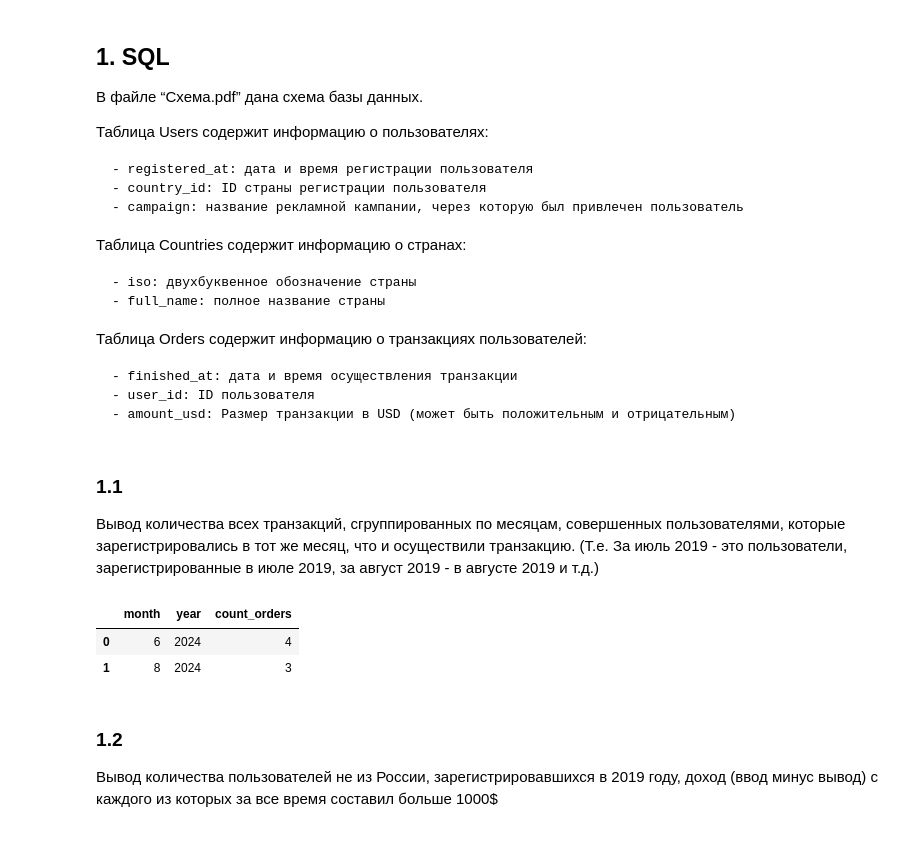
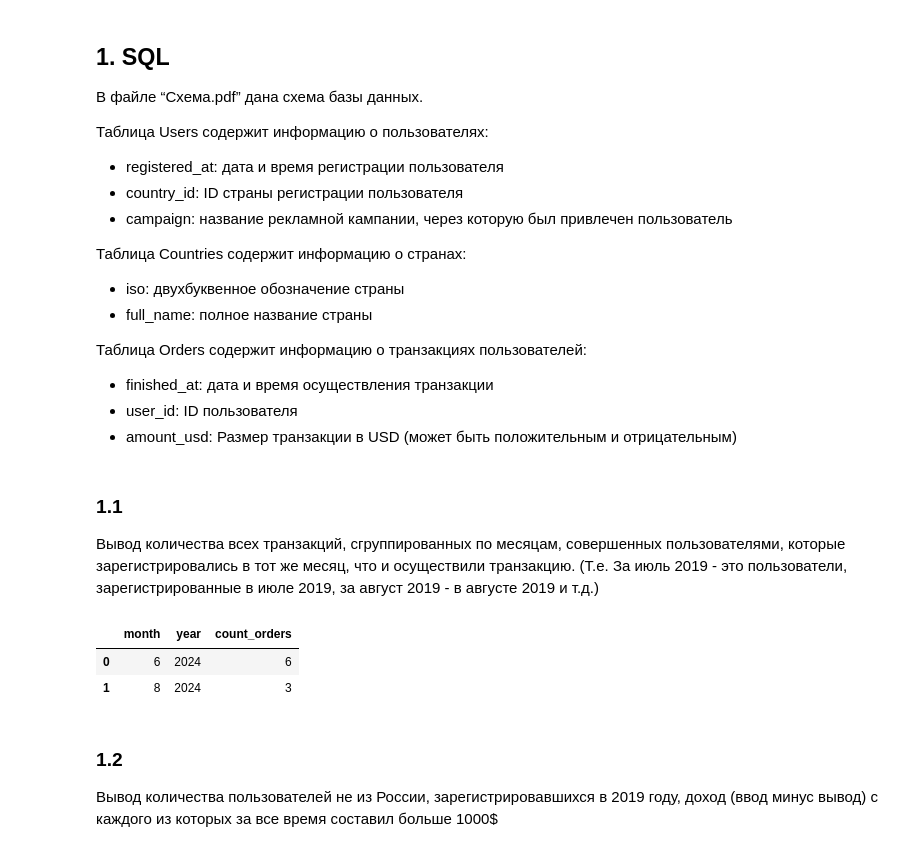
Before and after one commit to pumpumpidu/test_tasks, a Jupyter notebook: karuna/main.ipynb, the cells around one changed output. Saved outputs shown, nothing was run; the diff lists cells and outputs as text; code cells hidden in the pictures.

```diff
--- a/karuna/main.ipynb
+++ b/karuna/main.ipynb
@@ -10,37 +13,38 @@ engine = create_engine(f'postgresql://postgres:{SQL_PASS}@localhost:5432/test_ka
 
 Таблица Users содержит информацию о пользователях:
 
-	- registered_at: дата и время регистрации пользователя
-	- country_id: ID страны регистрации пользователя
-	- campaign: название рекламной кампании, через которую был привлечен пользователь
+- registered_at: дата и время регистрации пользователя
+- country_id: ID страны регистрации пользователя
+- campaign: название рекламной кампании, через которую был привлечен пользователь
 
 Таблица Countries содержит информацию о странах:
 
-	- iso: двухбуквенное обозначение страны
-	- full_name: полное название страны
+- iso: двухбуквенное обозначение страны
+- full_name: полное название страны
 
 Таблица Orders содержит информацию о транзакциях пользователей:
 
-	- finished_at: дата и время осуществления транзакции
-	- user_id: ID пользователя
-	- amount_usd: Размер транзакции в USD (может быть положительным и отрицательным)
+- finished_at: дата и время осуществления транзакции
+- user_id: ID пользователя
+- amount_usd: Размер транзакции в USD (может быть положительным и отрицательным)
 # %% [markdown]
 ### 1.1
 Вывод количества всех транзакций, сгруппированных по месяцам, совершенных пользователями, которые зарегистрировались в тот же месяц, что и осуществили транзакцию. (Т.е. За июль 2019 - это пользователи, зарегистрированные в июле 2019, за август 2019 - в августе 2019 и т.д.)
 # %%
-query = '''SELECT EXTRACT ('month' from date_trunc)::int as month,
-            EXTRACT ('year' from date_trunc)::int as year, count_orders
-            FROM (
-                (SELECT DATE_TRUNC('month', finished_at), COUNT(finished_at) as count_orders
-                FROM Orders as o
-                LEFT JOIN Users as u on o.user_id=u.id
-                WHERE DATE_TRUNC('month', finished_at)=DATE_TRUNC('month', registered_at)
-                GROUP BY DATE_TRUNC('month', finished_at))) t1
-            '''
+query = '''
+SELECT EXTRACT ('month' from date_trunc)::int as month,
+EXTRACT ('year' from date_trunc)::int as year, count_orders
+FROM (
+    (SELECT DATE_TRUNC('month', finished_at), COUNT(finished_at) as count_orders
+    FROM Orders as o
+    LEFT JOIN Users as u on o.user_id=u.id
+    WHERE DATE_TRUNC('month', finished_at)=DATE_TRUNC('month', registered_at)
+    GROUP BY DATE_TRUNC('month', finished_at))) t1
+         '''
 pd.read_sql(query, engine)
 # %% [output]
 |  | month | year | count_orders |
-| 0 | 6 | 2024 | 4 |
+| 0 | 6 | 2024 | 6 |
 | 1 | 8 | 2024 | 3 |
 # %% [markdown]
 ### 1.2
```
Also changed, not shown: parts of 24 cells of this notebook.
